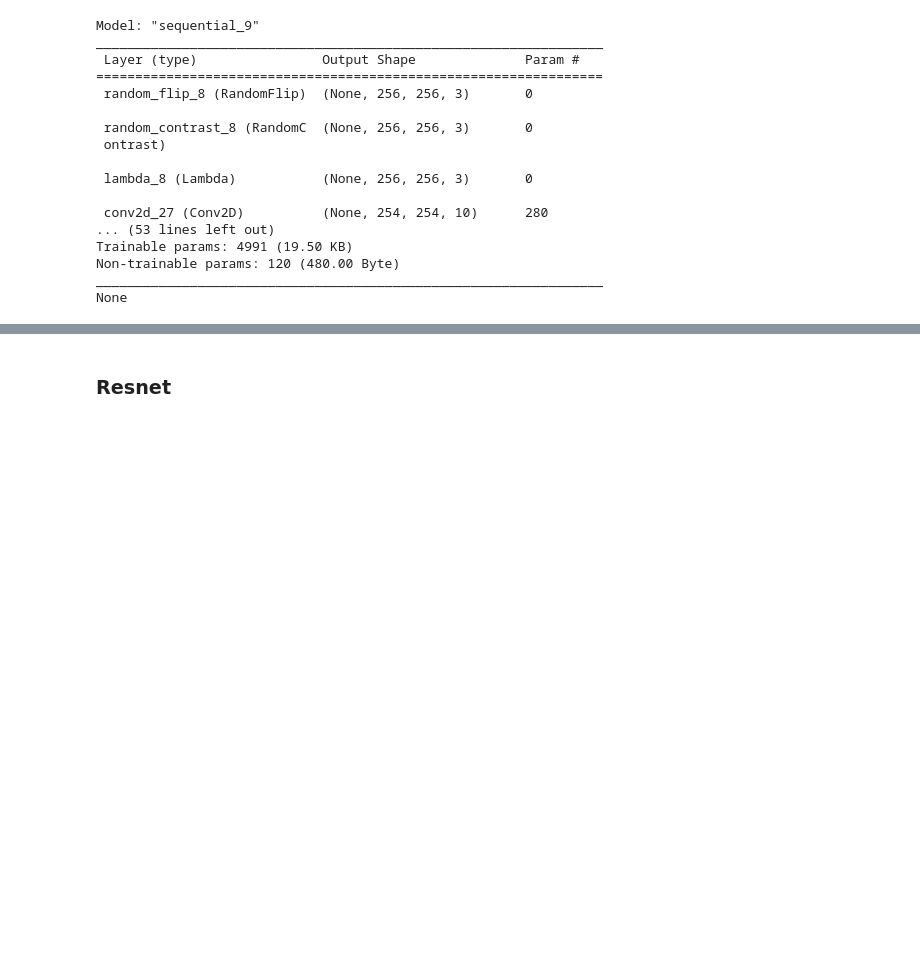
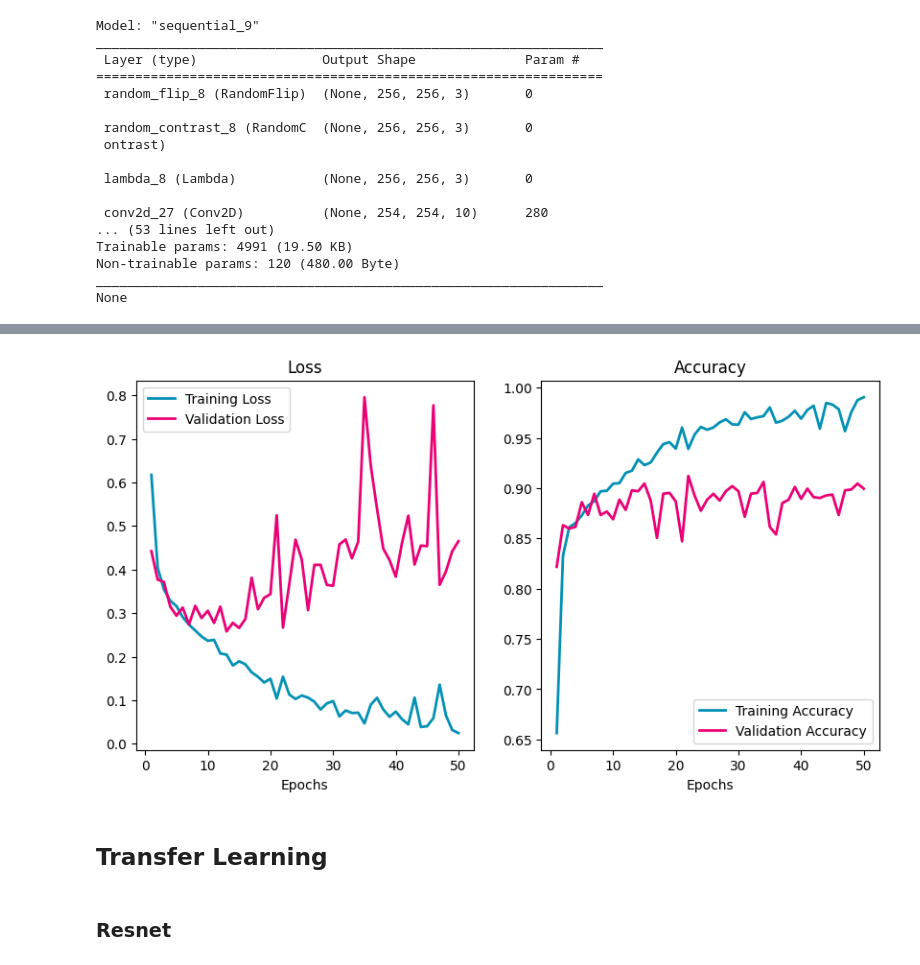
Before and after one commit to giordanovitale/ImageClassification, a Jupyter notebook: MLProject.ipynb, the cells around one changed output, grey strips where cells are left out. Saved outputs shown, nothing was run; the diff lists cells and outputs as text; code cells hidden in the pictures; blank space fills up the shorter version.

```diff
--- a/MLProject.ipynb
+++ b/MLProject.ipynb
@@ -423,3 +690,10 @@ array([[[ 37.060997 ,  37.221    ,  46.32     ],
+# %%
+dict_2 = dict(history_vgg_2.history)
+plot_metrics(dict_2)
+# %% [output]
+[figure, added]
+# %% [markdown]
+## Transfer Learning
 # %% [markdown]
 ### Resnet
 # %%
```
Also changed, not shown: parts of 28 cells of this notebook.
